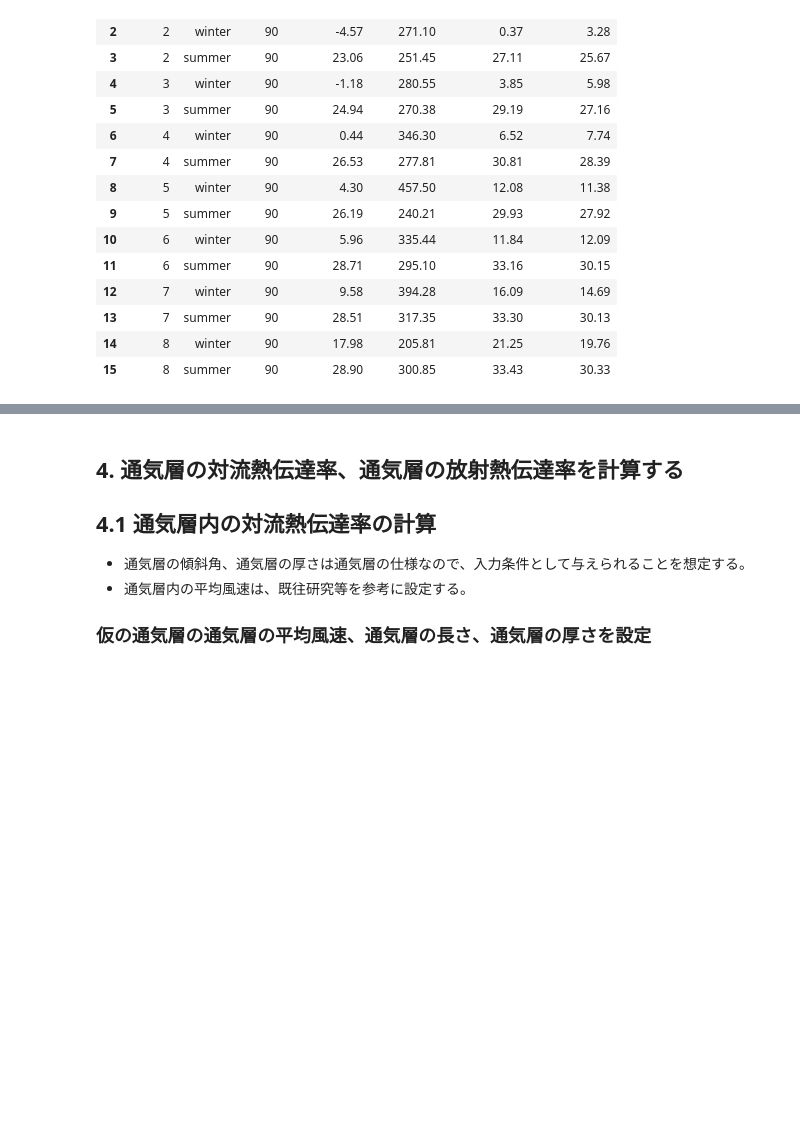
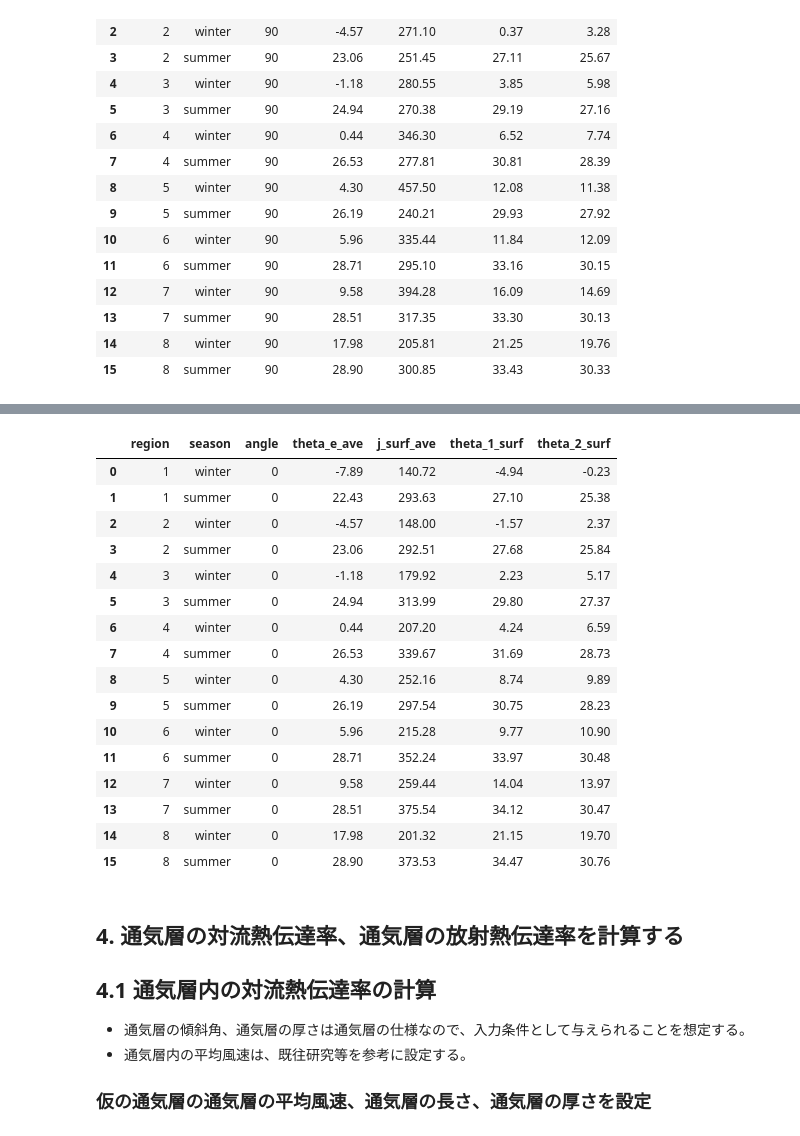
Before and after one commit to BRI-EES-House/03_ventilation_layer, a Jupyter notebook: ventilation_wall_boundary_condition.ipynb, the cells around one changed output, grey strips where cells are left out. Drawn from its saved outputs; the diff is of its cells as text; code cells hidden in the pictures; blank space fills up the shorter version.

```diff
--- a/ventilation_wall_boundary_condition.ipynb
+++ b/ventilation_wall_boundary_condition.ipynb
@@ -89,6 +109,25 @@ df_30 = bcc.add_ventilation_wall_surface_temperatures(df_30)
 # %%
 # 陸屋根（傾斜角0度）
 df_0 = bcc.add_ventilation_wall_surface_temperatures(df_0)
+df_0.style.set_precision(2)
+# %% [output]
+|  | region | season | angle | theta_e_ave | j_surf_ave | theta_1_surf | theta_2_surf |
+| 0 | 1 | winter | 0 | -7.89 | 140.72 | -4.94 | -0.23 |
+| 1 | 1 | summer | 0 | 22.43 | 293.63 | 27.10 | 25.38 |
+| 2 | 2 | winter | 0 | -4.57 | 148.00 | -1.57 | 2.37 |
+| 3 | 2 | summer | 0 | 23.06 | 292.51 | 27.68 | 25.84 |
+| 4 | 3 | winter | 0 | -1.18 | 179.92 | 2.23 | 5.17 |
+| 5 | 3 | summer | 0 | 24.94 | 313.99 | 29.80 | 27.37 |
+| 6 | 4 | winter | 0 | 0.44 | 207.20 | 4.24 | 6.59 |
+| 7 | 4 | summer | 0 | 26.53 | 339.67 | 31.69 | 28.73 |
+| 8 | 5 | winter | 0 | 4.30 | 252.16 | 8.74 | 9.89 |
+| 9 | 5 | summer | 0 | 26.19 | 297.54 | 30.75 | 28.23 |
+| 10 | 6 | winter | 0 | 5.96 | 215.28 | 9.77 | 10.90 |
+| 11 | 6 | summer | 0 | 28.71 | 352.24 | 33.97 | 30.48 |
+| 12 | 7 | winter | 0 | 9.58 | 259.44 | 14.04 | 13.97 |
+| 13 | 7 | summer | 0 | 28.51 | 375.54 | 34.12 | 30.47 |
+| 14 | 8 | winter | 0 | 17.98 | 201.32 | 21.15 | 19.70 |
+| 15 | 8 | summer | 0 | 28.90 | 373.53 | 34.47 | 30.76 |
 # %% [markdown]
 ## 4. 通気層の対流熱伝達率、通気層の放射熱伝達率を計算する
 ## 4.1 通気層内の対流熱伝達率の計算
```
Also changed, not shown: parts of 2 cells of this notebook.
